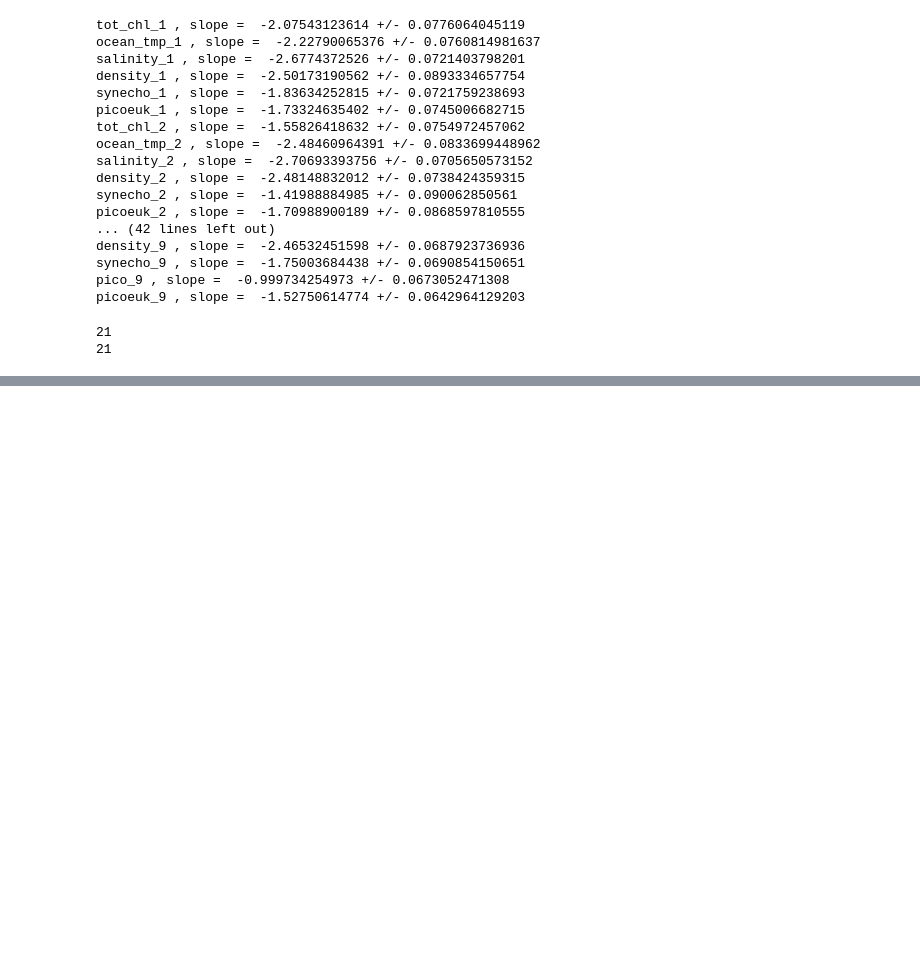
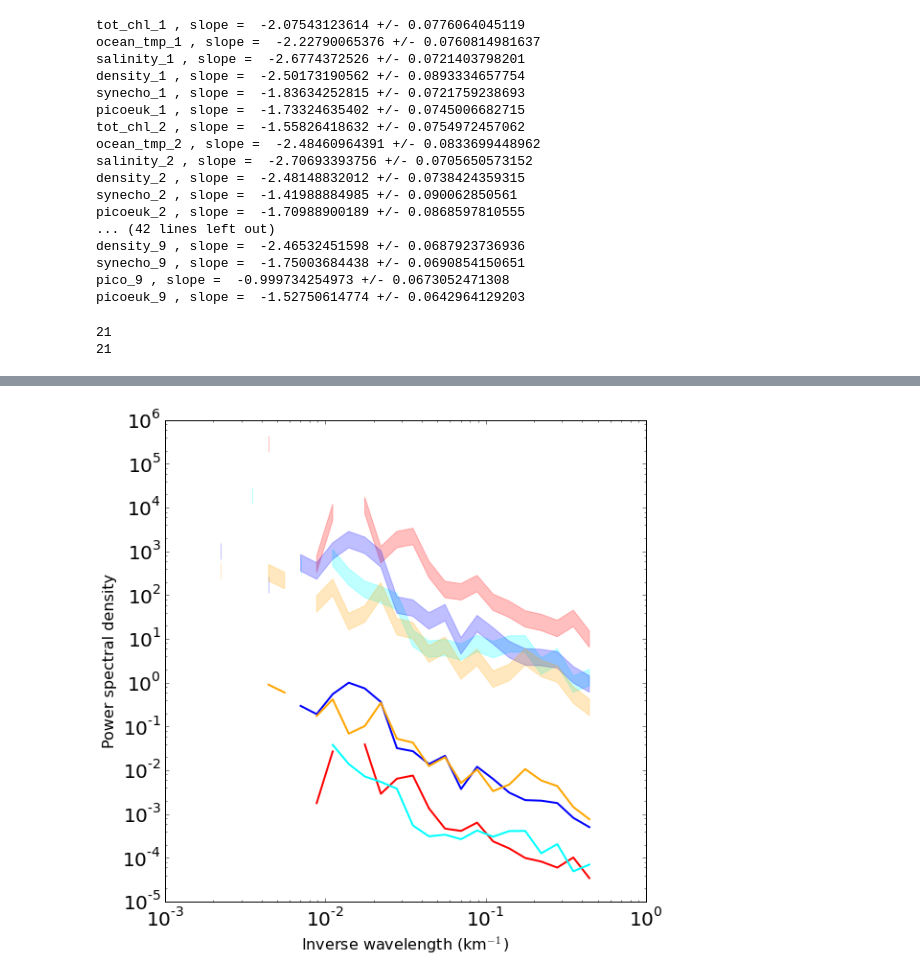
Before and after one commit to sophieclayton/KM1304_lengthscales, a Jupyter notebook: analysis/KM1304_fft.ipynb, the cells around one changed output, grey strips where cells are left out. Saved outputs shown, nothing was run; the diff lists cells and outputs as text; code cells hidden in the pictures; blank space fills up the shorter version.

```diff
--- a/analysis/KM1304_fft.ipynb
+++ b/analysis/KM1304_fft.ipynb
@@ -1242,32 +1243,34 @@ c = v / c
 # plt.fill_between(1./binned['k_mid'], np.abs(binned['picoeuk_1'])*c[0],np.abs(binned['picoeuk_1'])*c[1], color='k', alpha = 0.25)
 # plt.loglog(1./binned['k_mid'], np.abs(binned['picoeuk_2'])/np.max(np.abs(binned['picoeuk_2'])), 'r', lw=2)
 # plt.fill_between(1./binned['k_mid'], np.abs(binned['picoeuk_2'])*c[0],np.abs(binned['picoeuk_2'])*c[1], color='r', alpha = 0.25)
 # plt.loglog(1./binned['k_mid'], np.abs(binned['picoeuk_3'])/np.max(np.abs(binned['picoeuk_3'])), 'g', lw=2)
 # plt.fill_between(1./binned['k_mid'], np.abs(binned['picoeuk_3'])*c[0],np.abs(binned['picoeuk_3'])*c[1], color='g', alpha = 0.25)
 # plt.loglog(1./binned['k_mid'], np.abs(binned['picoeuk_4'])/np.max(np.abs(binned['picoeuk_4'])), 'b', lw=2)
 # plt.fill_between(1./binned['k_mid'], np.abs(binned['picoeuk_4'])*c[0],np.abs(binned['picoeuk_4'])*c[1], color='b', alpha = 0.25)
 # plt.loglog(1./binned['k_mid'], np.abs(binned['picoeuk_5'])/np.max(np.abs(binned['picoeuk_5'])), 'cyan', lw=2)
 # plt.fill_between(1./binned['k_mid'], np.abs(binned['picoeuk_5'])*c[0],np.abs(binned['picoeuk_5'])*c[1], color='cyan', alpha = 0.25)
 plt.loglog(1./binned['k_mid'], np.abs(binned['picoeuk_6'])/np.max(np.abs(binned['picoeuk_6'])), 'r', lw=2)
 plt.fill_between(1./binned['k_mid'], np.abs(binned['picoeuk_6'])*c[0],np.abs(binned['picoeuk_6'])*c[1], color='r', alpha = 0.25)
 plt.loglog(1./binned['k_mid'], np.abs(binned['picoeuk_7'])/np.max(np.abs(binned['picoeuk_7'])), 'cyan', lw=2)
 plt.fill_between(1./binned['k_mid'], np.abs(binned['picoeuk_7'])*c[0],np.abs(binned['picoeuk_7'])*c[1], color='cyan', alpha = 0.25)
 plt.loglog(1./binned['k_mid'], np.abs(binned['picoeuk_8'])/np.max(np.abs(binned['picoeuk_8'])), 'b', lw=2)
 plt.fill_between(1./binned['k_mid'], np.abs(binned['picoeuk_8'])*c[0],np.abs(binned['picoeuk_8'])*c[1], color='b', alpha = 0.25)
 plt.loglog(1./binned['k_mid'], np.abs(binned['picoeuk_9'])/np.max(np.abs(binned['picoeuk_9'])), 'orange', lw=2)
 plt.fill_between(1./binned['k_mid'], np.abs(binned['picoeuk_9'])*c[0],np.abs(binned['picoeuk_9'])*c[1], color='orange', alpha = 0.25)
 
 plt.tick_params(axis='both', which='major', labelsize=20)
 plt.tick_params(axis='both', which='minor', labelsize=20)
-plt.set_xlabel('Inverse wavelength (km$^{-1}$)', fontsize = 16)
-plt.set_ylabel('Power spectral density', fontsize = 16)
+plt.xlabel('Inverse wavelength (km$^{-1}$)', fontsize = 16)
+plt.ylabel('Power spectral density', fontsize = 16)
 
 plt.show()
 #fig11.savefig('/Users/sclayton/Documents/KM1304_lengthscales/figures/KM1304_9_spectra.png', bbox_inches='tight', dpi=600)
 
 # green = picoeuk
 # cyan = pro*
 # blue = synecho*
 # red = salinity
 # black = temp
 # orange = chl
+# %% [output]
+[figure, added]
```
Also changed, not shown: parts of 18 cells of this notebook, 1 other file.
